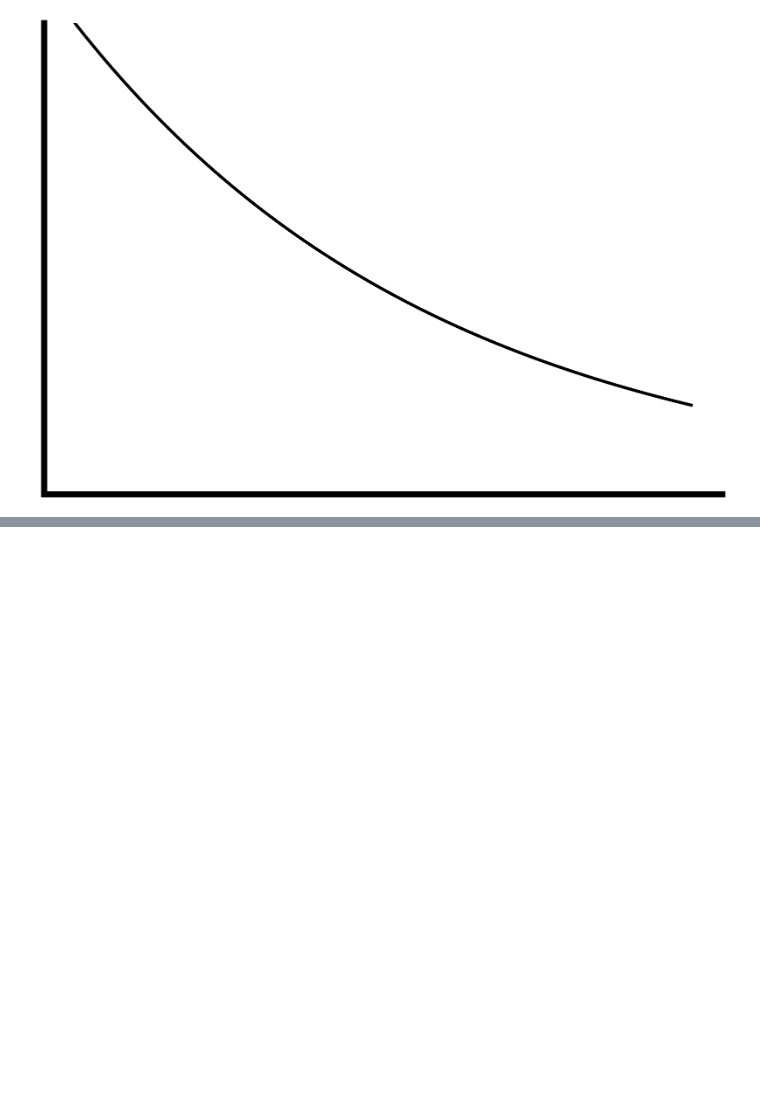
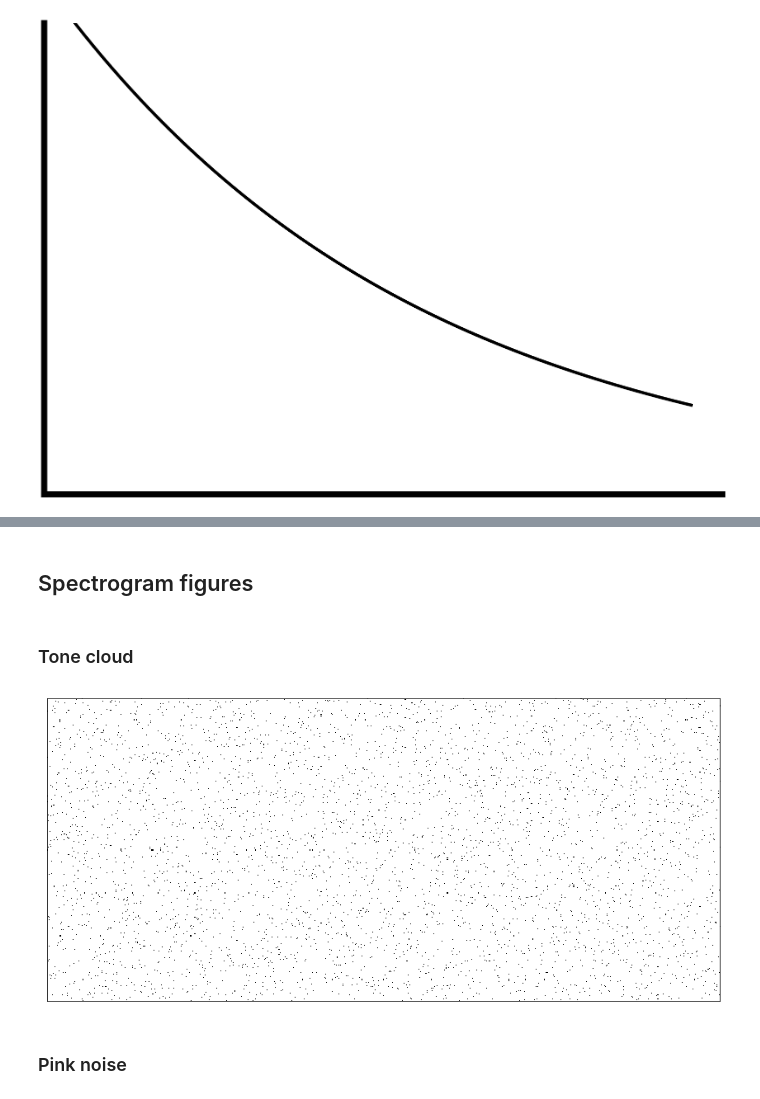
Before and after one commit to jbwebb8/foraging-analysis, a Jupyter notebook: notebooks/playground.ipynb, the cells around one changed output, grey strips where cells are left out. Cells and saved outputs as stored; diff of their text form; code cells hidden in the pictures; blank space fills up the shorter version.

Commit message:
spectrogram figures

```diff
--- a/notebooks/playground.ipynb
+++ b/notebooks/playground.ipynb
@@ -2210,0 +2123,2 @@ from
+# %% [markdown]
+## Spectrogram figures
@@ -2210,0 +2128,23 @@ from
+# %% [markdown]
+### Tone cloud
+# %%
+t = np.arange(800)
+f = np.arange(1, 10, 0.025)
+num_chords = 5
+
+s = np.zeros([f.shape[0], t.shape[0]])
+for i in range(s.shape[1]):
+    idx = np.random.choice(s.shape[0], size=num_chords, replace=False)
+    s[idx, i] = 1.0
+# %%
+scale = 15/max(t.shape[0], f.shape[0])
+fig, ax = plt.subplots(figsize=(scale*t.shape[0], scale*f.shape[0]))
+ax.imshow(s, cmap='Greys')
+ax.set_xticks([])
+ax.set_yticks([])
+#ax.axis('off')
+plt.savefig('/home/james/Desktop/tone_cloud.pdf')
+# %% [output]
+[figure, added]
+# %% [markdown]
+### Pink noise
```
Also changed, not shown: parts of 19 cells of this notebook.
